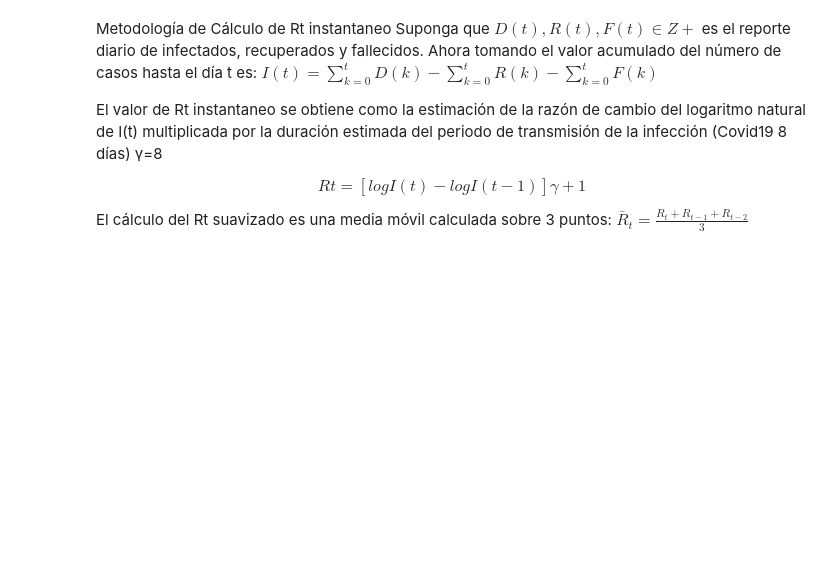
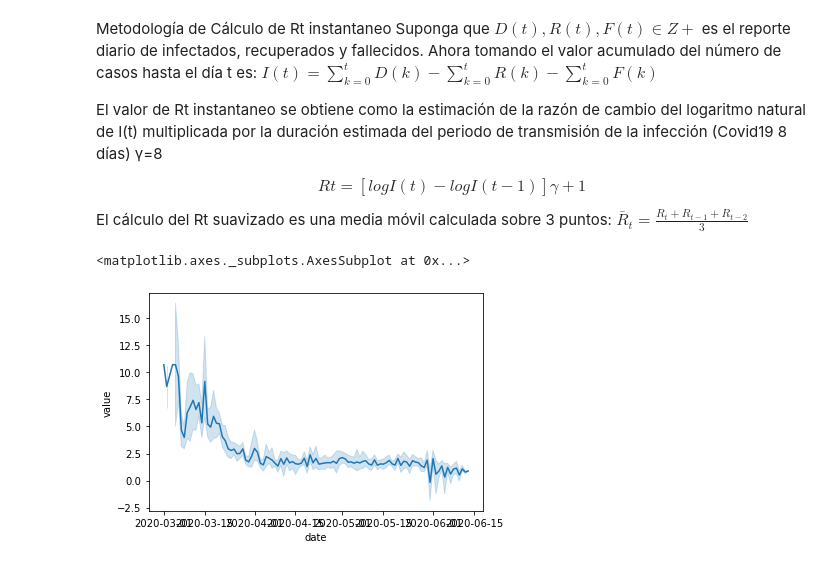
Before and after one commit to seospinale/COVID19-meteorologia, a Jupyter notebook: notebook/transmission_rate.ipynb, the cells around one changed output. Saved outputs shown, nothing was run; the diff lists cells and outputs as text; code cells hidden in the pictures; blank space fills up the shorter version.

```diff
--- a/notebook/transmission_rate.ipynb
+++ b/notebook/transmission_rate.ipynb
@@ -44,10 +30,0 @@ departamento
-# %%
-def rt(infected, recovered, deaths, transmission_period_days = 14, mean_window = 1):
-
-    cases = pd.concat([infected, recovered, deaths], axis = 1)
-    cases = cases.reindex(pd.date_range(cases.index.min(), )).fillna(0).cumsum()
-    I = cases.infected - cases.recovered - cases.deaths
-    return ((I.apply(lambda x: np.log(x)).diff()) * transmission_period_days + 1).rolling(mean_window).mean()
-
-ax = rt(infected, recovered, deaths, mean_window=3).plot()
-ax.axhline(1, color = 'k')
@@ -81,0 +40,32 @@ El cálculo del  Rt  suavizado es una media móvil calculada sobre 3 puntos:  $\
+# %%
+def rt(infected, recovered, deaths, transmission_period_days = 14, mean_window = 1):
+
+    cases = pd.concat([infected, recovered, deaths], axis = 1)
+    cases = cases.fillna(0).cumsum()
+    cases.loc[:, 'infected'] = cases.loc[:, 'infected'] - cases.loc[cases.index.min(), 'infected'] + 1
+    I = cases.infected - cases.recovered - cases.deaths
+    return (((I.apply(lambda x: np.log(x)).diff()) * transmission_period_days) + 1).rolling(mean_window, center = True).mean()
+# %%
+transmission_rate = pd.DataFrame(columns = data_coronavirus.departamento.unique(), index = pd.date_range(data_coronavirus.fis.min(), data_coronavirus.fis.max(), freq = 'd'))
+transmission_rate_s = pd.DataFrame(columns = data_coronavirus.departamento.unique(), index = pd.date_range(data_coronavirus.fis.min(), data_coronavirus.fis.max(), freq = 'd'))
+# %%
+for departamento in data_coronavirus.departamento.unique():
+
+    data_departamento = data_coronavirus[(data_coronavirus.departamento == departamento)&(data_coronavirus['tipo'] != 'Importado')].sort_values('fis')
+    infected = data_departamento.groupby('fis').count().id_de_caso
+    infected.name = 'infected'
+    deaths = data_departamento.groupby('fecha_de_muerte').count().id_de_caso
+    deaths.name = 'deaths'
+    recovered = data_departamento.groupby('fecha_recuperado').count().id_de_caso
+    recovered.name = 'recovered'
+    ro = rt(infected, recovered, deaths, mean_window= 1)
+    ro_s = rt(infected, recovered, deaths, mean_window= 3)
+
+    idx_ro = ro.index.intersection(transmission_rate.index)
+    idx_ro_s = ro.index.intersection(transmission_rate_s.index)
+
+    transmission_rate.loc[idx_ro, departamento] = ro.loc[idx_ro]
+    transmission_rate_s.loc[idx_ro_s, departamento] = ro_s.loc[idx_ro_s]
+
+transmission_rate = transmission_rate.astype(float)
+transmission_rate_s = transmission_rate_s.astype(float)
@@ -81,0 +74,5 @@ El cálculo del  Rt  suavizado es una media móvil calculada sobre 3 puntos:  $\
+# %%
+sns.lineplot(x = 'date', y = 'value', data = pd.melt(transmission_rate.reset_index(), ['index']).rename(columns = {'index':'date'}))
+# %% [output]
+<matplotlib.axes._subplots.AxesSubplot at 0x...>
+[figure, added]
```
Also changed, not shown: parts of 14 cells of this notebook, 3 other files.
